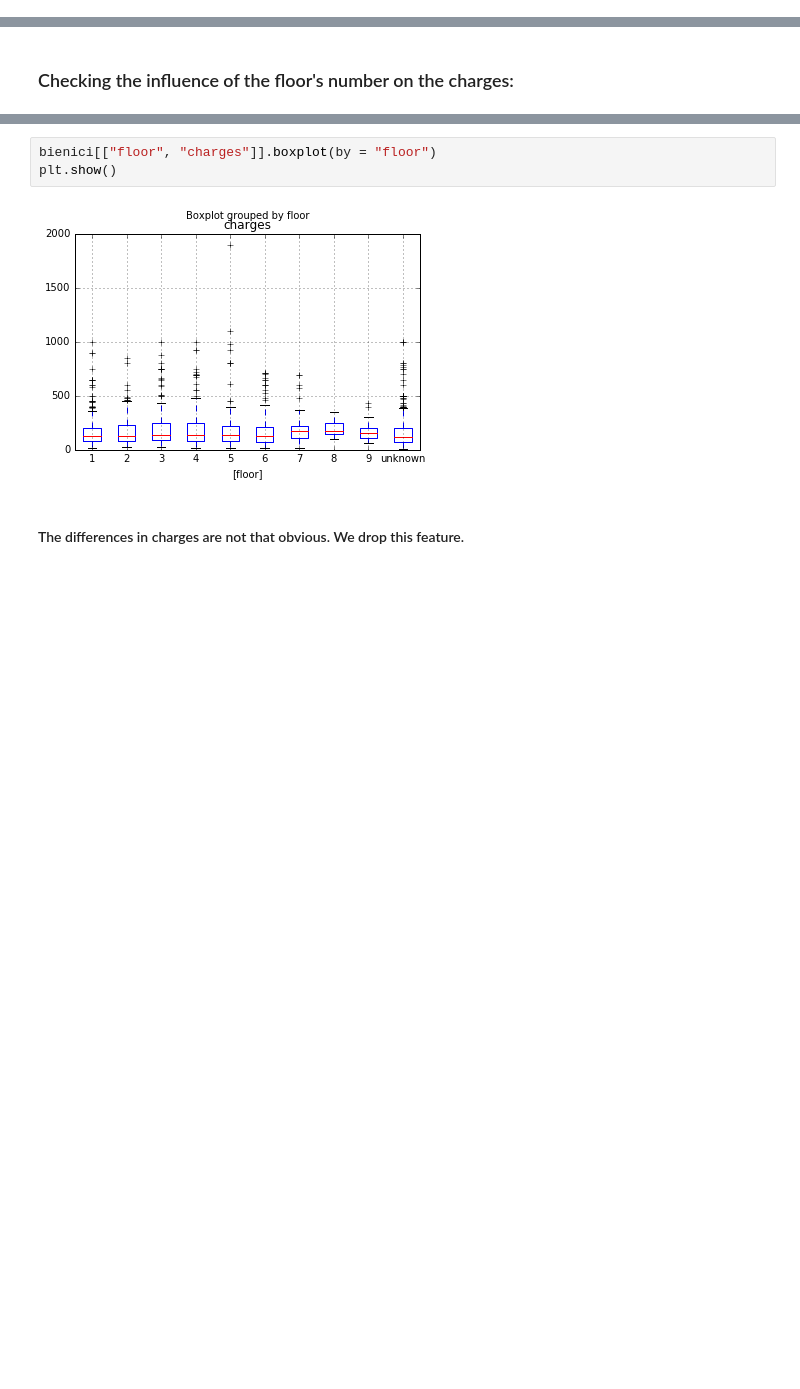
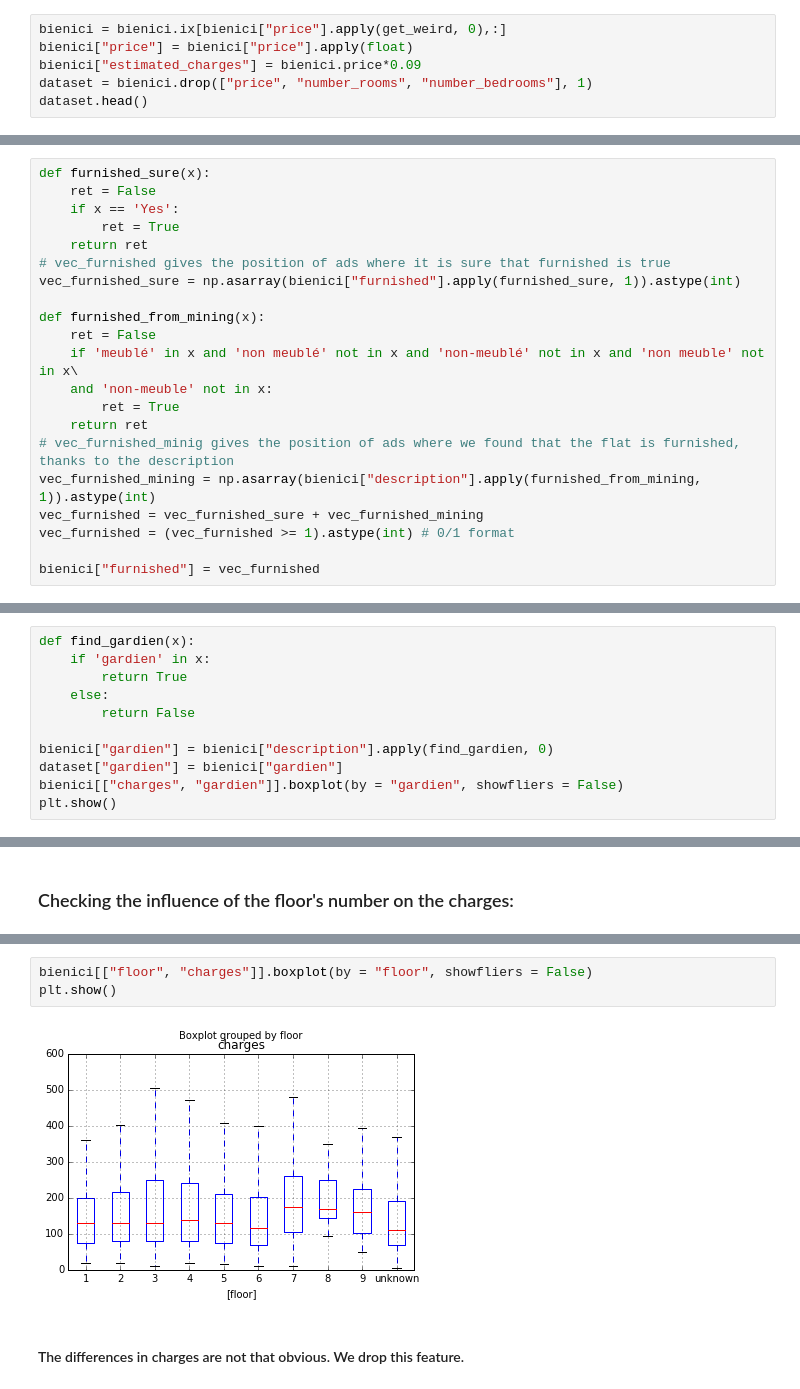
Before and after one commit to dataforgoodfr/batch2_loyers, a Jupyter notebook: charges_predictions.ipynb, the cells around one changed output, grey strips where cells are left out. Drawn from its saved outputs; the diff is of its cells as text; blank space fills up the shorter version.

```diff
--- a/charges_predictions.ipynb
+++ b/charges_predictions.ipynb
@@ -74,0 +78,6 @@ dataset.head()
+# %%
+bienici = bienici.ix[bienici["price"].apply(get_weird, 0),:]
+bienici["price"] = bienici["price"].apply(float)
+bienici["estimated_charges"] = bienici.price*0.09
+dataset = bienici.drop(["price", "number_rooms", "number_bedrooms"], 1)
+dataset.head()
@@ -75,3 +92,24 @@ dataset.head()
 # %% [markdown]
 #### Do furnitures increase the charges ? It's not obvious at first glance. We put it aside for the moment. On the contrary, the presence of a lift increases the charges.
+# %%
+def furnished_sure(x):
+    ret = False
+    if x == 'Yes':
+        ret = True
+    return ret
+# vec_furnished gives the position of ads where it is sure that furnished is true
+vec_furnished_sure = np.asarray(bienici["furnished"].apply(furnished_sure, 1)).astype(int)
+
+def furnished_from_mining(x):
+    ret = False
+    if 'meublé' in x and 'non meublé' not in x and 'non-meublé' not in x and 'non meuble' not in x\
+    and 'non-meuble' not in x:
+        ret = True
+    return ret
+# vec_furnished_minig gives the position of ads where we found that the flat is furnished, thanks to the description
+vec_furnished_mining = np.asarray(bienici["description"].apply(furnished_from_mining, 1)).astype(int)
+vec_furnished = vec_furnished_sure + vec_furnished_mining
+vec_furnished = (vec_furnished >= 1).astype(int) # 0/1 format
+
+bienici["furnished"] = vec_furnished
 # %%
@@ -89,0 +126,11 @@ dataset = dataset.drop(["furnished"], 1)
+# %%
+def find_gardien(x):
+    if 'gardien' in x:
+        return True
+    else:
+        return False
+
+bienici["gardien"] = bienici["description"].apply(find_gardien, 0)
+dataset["gardien"] = bienici["gardien"]
+bienici[["charges", "gardien"]].boxplot(by = "gardien", showfliers = False)
+plt.show()
@@ -214,9 +263,9 @@ unknown    752
 Name: floor, dtype: int64
 # %%
-bienici[["floor", "charges"]].boxplot(by = "floor")
+bienici[["floor", "charges"]].boxplot(by = "floor", showfliers = False)
 plt.show()
 # %% [output]
-[figure, old version]
+[figure, new version]
 # %% [markdown]
 #### The differences in charges are not that obvious. We drop this feature.
 # %%
```
Also changed, not shown: parts of 54 cells of this notebook.
